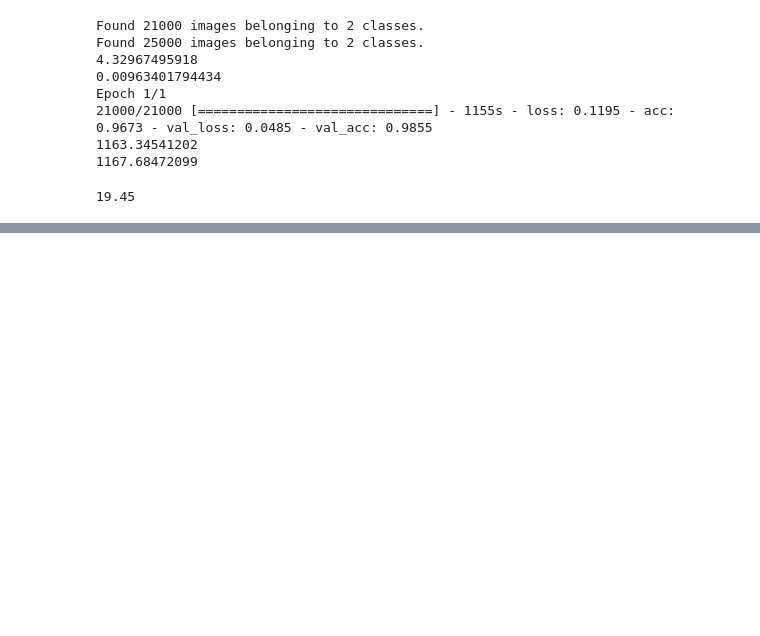
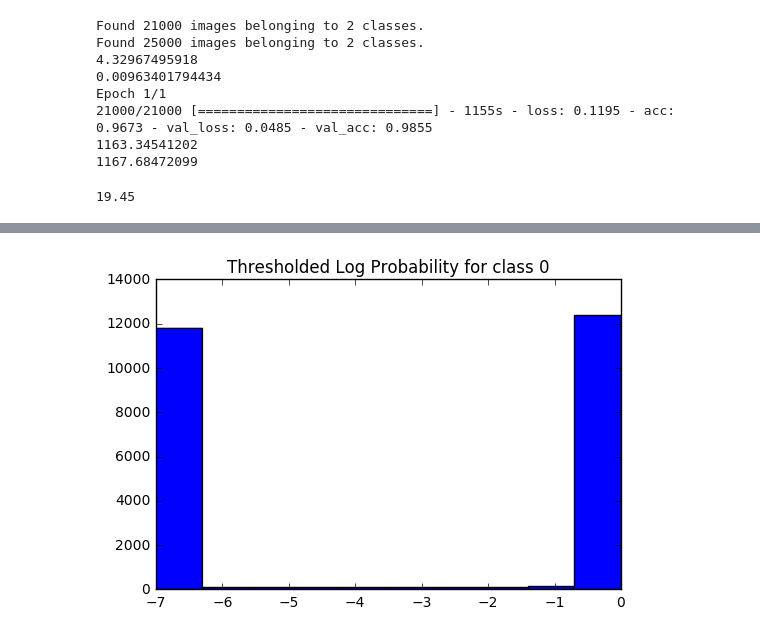
Before and after one commit to dmarx/courses, a Jupyter notebook: deeplearning1/nbs/cats_vs_dogs.ipynb, the cells around one changed output, grey strips where cells are left out. Cells and saved outputs as stored; diff of their text form; code cells hidden in the pictures; blank space fills up the shorter version.

```diff
--- a/deeplearning1/nbs/cats_vs_dogs.ipynb
+++ b/deeplearning1/nbs/cats_vs_dogs.ipynb
@@ -276,0 +294,14 @@ vgg_test.save('cats_v_dogs_test.h5')
+# %%
+hist_thresh=-7 # I think this is our epsilon
+p2 = np.vstack([np.log(probs[:,0]), hist_thresh*np.ones(probs.shape[0])])
+#p2.shape
+
+
+plt.hist(p2.max(axis=0))
+plt.title('Thresholded Log Probability for class 0')
+plt.show()
+
+# Even in log space, it's clear that the vast majority of predictions are made with extremely high confidence.
+# I.e., they are extremely close to one or zero.
+# %% [output]
+[figure, added]
```
Also changed, not shown: parts of 11 cells of this notebook.
